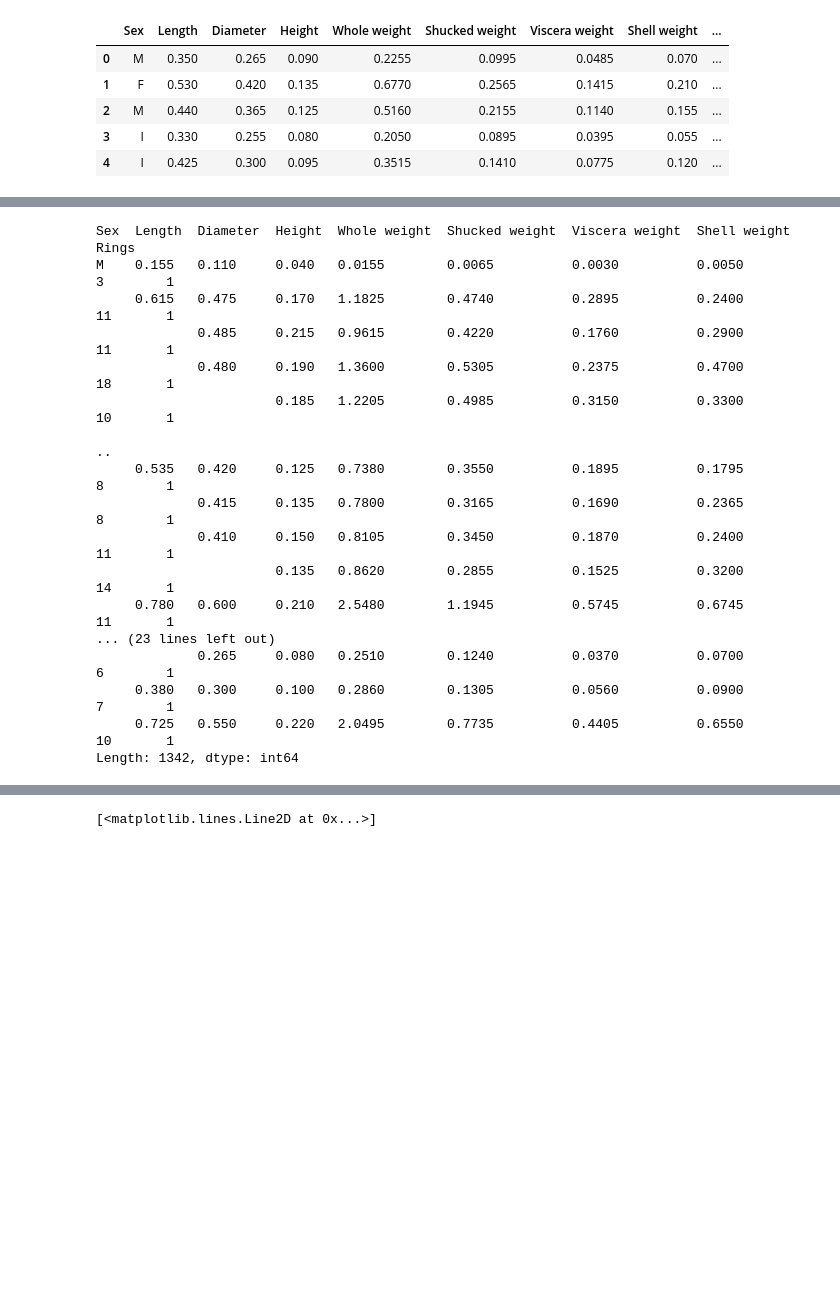
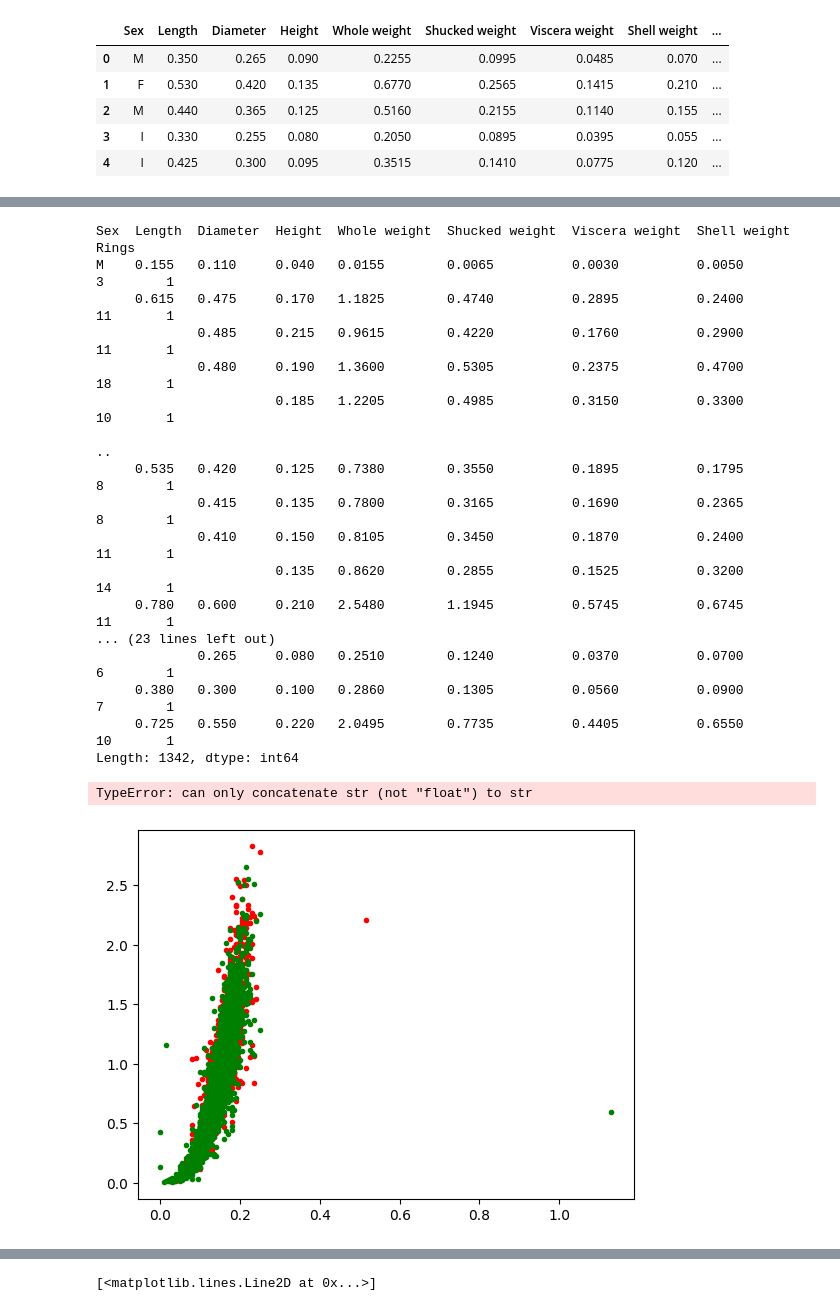
Before and after one commit to pxs4528/DATA-3401, a Jupyter notebook: Exams/Final/FinalExamFall2022.ipynb, the cells around one changed output, grey strips where cells are left out. Saved outputs shown, nothing was run; the diff lists cells and outputs as text; code cells hidden in the pictures; blank space fills up the shorter version.

```diff
--- a/Exams/Final/FinalExamFall2022.ipynb
+++ b/Exams/Final/FinalExamFall2022.ipynb
@@ -49,3 +49,8 @@ data.columns = headers
 | 2 | M | 0.440 | 0.365 | 0.125 | 0.5160 | 0.2155 | 0.1140 | 0.155 | ... |
 | 3 | I | 0.330 | 0.255 | 0.080 | 0.2050 | 0.0895 | 0.0395 | 0.055 | ... |
 | 4 | I | 0.425 | 0.300 | 0.095 | 0.3515 | 0.1410 | 0.0775 | 0.120 | ... |
+# %%
+x = np.array(data.iloc[: , 1:])
+y = np.array(data.iloc[: , 0])
+print(x)
+print(y)
@@ -53,9 +67,12 @@ data.columns = headers
 men = data.loc[data.Sex == 'M'].value_counts()
 women = data.loc[data.Sex == 'F'].value_counts()
 infant = data.loc[data.Sex == 'I'].value_counts()
+m =
 print(men)
 print(women)
 print(infant)
+#We can consolidate the weights
+data["Weights"] = data["Whole weight"].astype(str)+","+data["Shucked weight"].astype(str) + "," + data["Viscera weight"].astype(str) + "," + data["Shell weight"]
 # %% [output]
 Sex  Length  Diameter  Height  Whole weight  Shucked weight  Viscera weight  Shell weight  Rings
 M    0.155   0.110     0.040   0.0155        0.0065          0.0030          0.0050        3        1
@@ -74,3 +91,12 @@ M    0.155   0.110     0.040   0.0155        0.0065          0.0030          0.0
      0.380   0.300     0.100   0.2860        0.1305          0.0560          0.0900        7        1
      0.725   0.550     0.220   2.0495        0.7735          0.4405          0.6550        10       1
 Length: 1342, dtype: int64
+TypeError: can only concatenate str (not "float") to str
+# %%
+plt.figure()
+plt.plot(x[y== 'M',2],x[y== 'M',3],'r.')
+plt.plot(x[y== 'F',2],x[y== 'F',3],'g.')
+plt.plot(x[y== 'I',2],x[y== 'I',3],'g.')
+plt.show()
+# %% [output]
+[figure, added]
```
Also changed, not shown: parts of 8 cells of this notebook.
